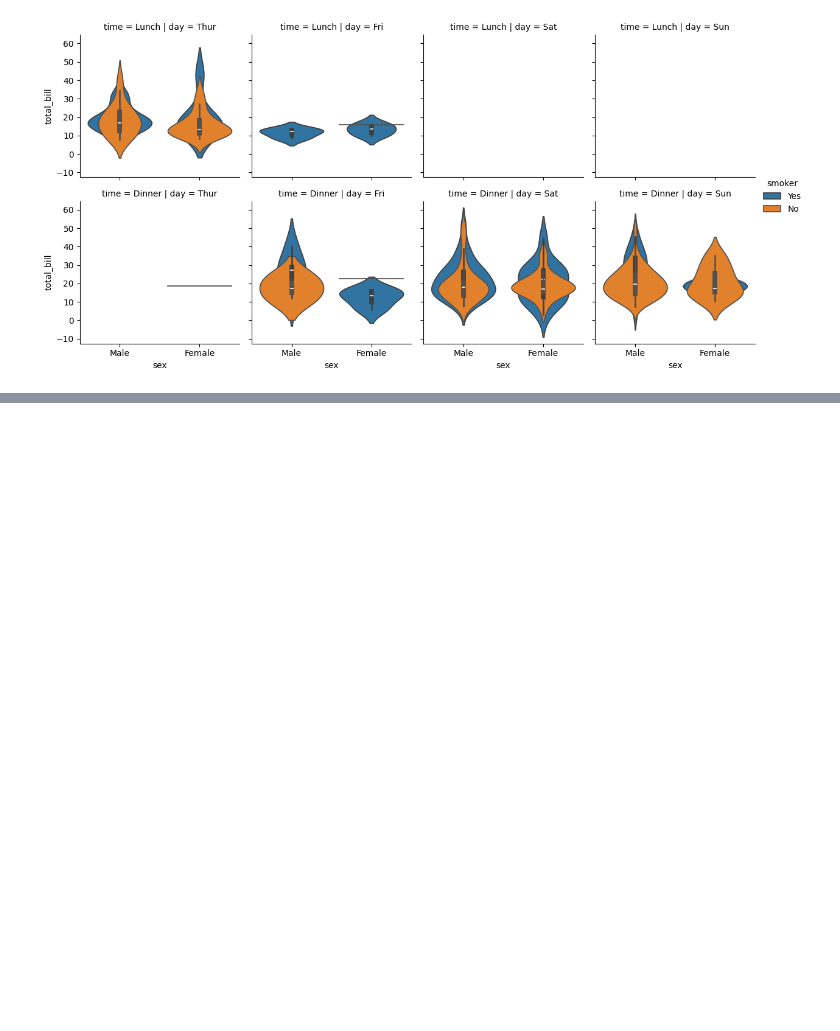
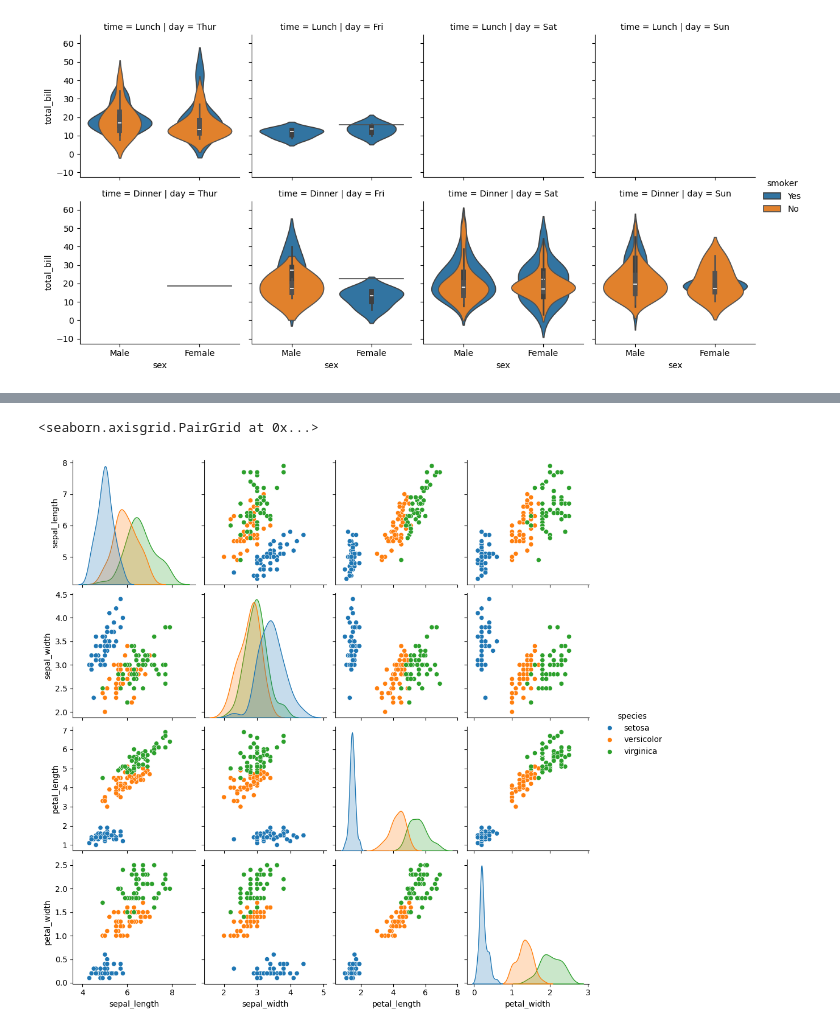
Before and after one commit to akritivishwakarma2007/DE-journey, a Jupyter notebook: Seaborn_part_2.ipynb, the cells around one changed output, grey strips where cells are left out. Drawn from its saved outputs; the diff is of its cells as text; code cells hidden in the pictures; blank space fills up the shorter version.

Commit message:
MultiGrid Plot -PairPlot vs PairGrid

```diff
--- a/Seaborn_part_2.ipynb
+++ b/Seaborn_part_2.ipynb
@@ -207,0 +226,5 @@ a.add_legend()
+# %%
+sns.pairplot(iris,hue='species')
+# %% [output]
+<seaborn.axisgrid.PairGrid at 0x...>
+[figure, added]
```
Also changed, not shown: parts of 7 cells of this notebook.
